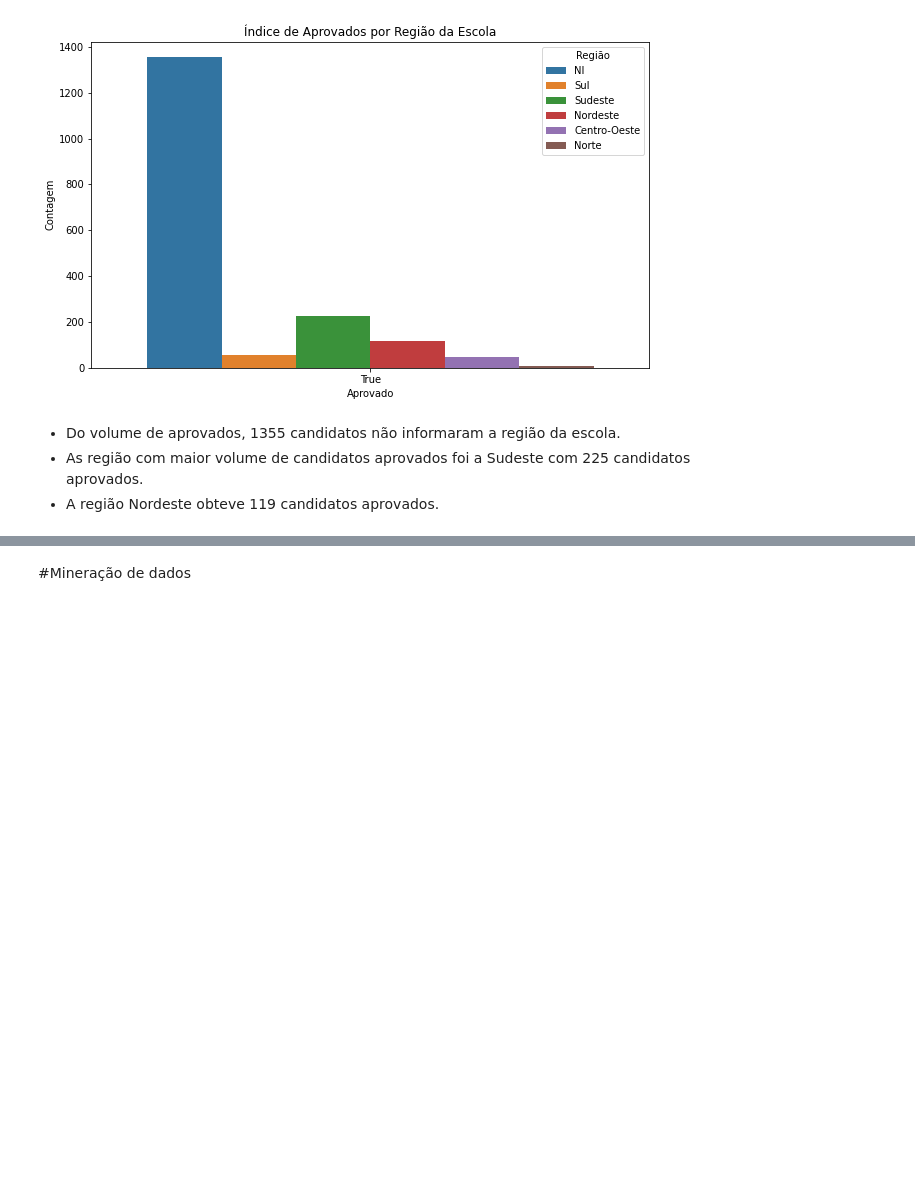
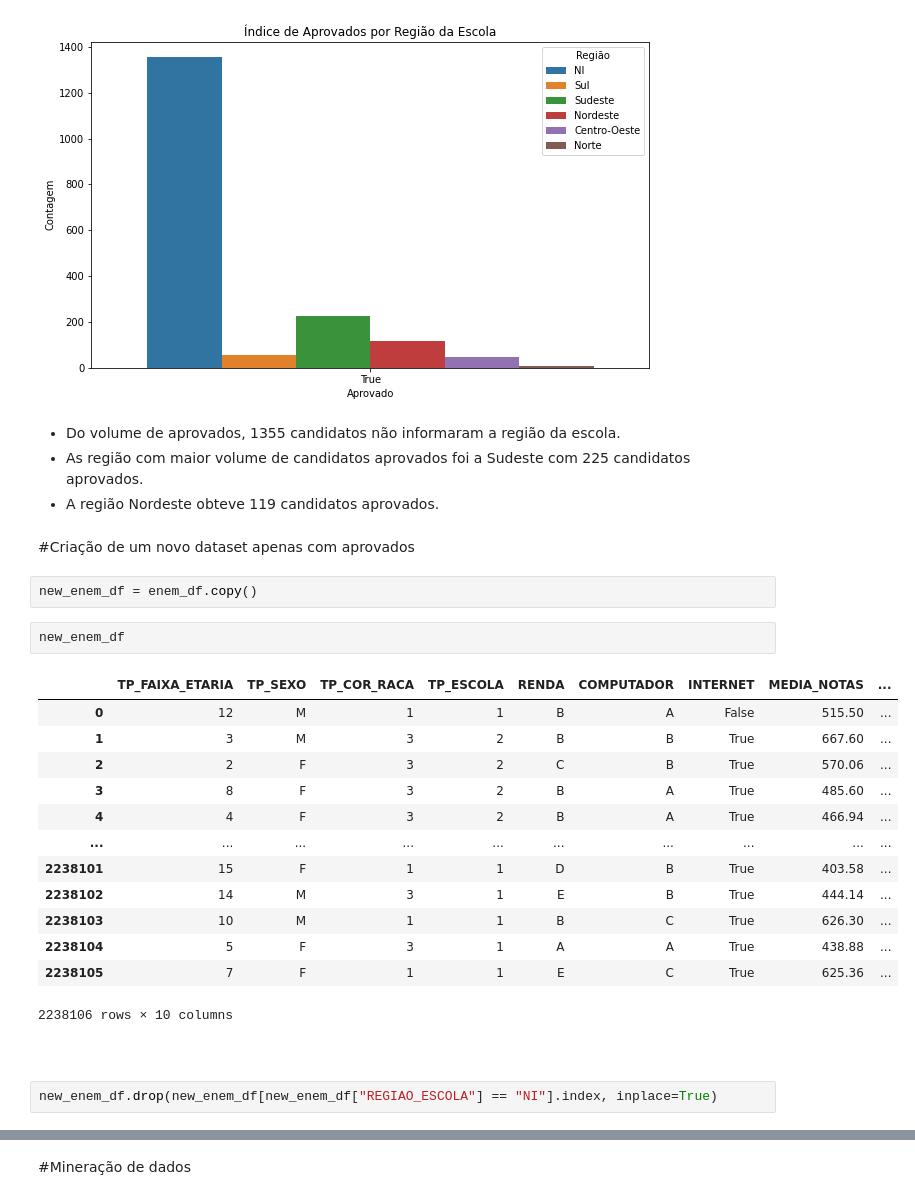
Before and after one commit to GabrielCdev/INEP_dataset_analysis, a Jupyter notebook: INEP_Dataset_Analysis.ipynb, the cells around one changed output, grey strips where cells are left out. Drawn from its saved outputs; the diff is of its cells as text; blank space fills up the shorter version.

```diff
--- a/INEP_Dataset_Analysis.ipynb
+++ b/INEP_Dataset_Analysis.ipynb
@@ -1033,3 +1043,27 @@ plt.show()
 - Do volume de aprovados, 1355 candidatos não informaram a região da escola.
 - As região com maior volume de candidatos aprovados foi a Sudeste com 225 candidatos aprovados.
 - A região Nordeste obteve 119 candidatos aprovados.
+# %% [markdown]
+#Criação de um novo dataset apenas com aprovados
+# %%
+new_enem_df = enem_df.copy()
+# %%
+new_enem_df
+# %% [output]
+|  | TP_FAIXA_ETARIA | TP_SEXO | TP_COR_RACA | TP_ESCOLA | RENDA | COMPUTADOR | INTERNET | MEDIA_NOTAS | ... |
+| 0 | 12 | M | 1 | 1 | B | A | False | 515.50 | ... |
+| 1 | 3 | M | 3 | 2 | B | B | True | 667.60 | ... |
+| 2 | 2 | F | 3 | 2 | C | B | True | 570.06 | ... |
+| 3 | 8 | F | 3 | 2 | B | A | True | 485.60 | ... |
+| 4 | 4 | F | 3 | 2 | B | A | True | 466.94 | ... |
+| ... | ... | ... | ... | ... | ... | ... | ... | ... | ... |
+| 2238101 | 15 | F | 1 | 1 | D | B | True | 403.58 | ... |
+| 2238102 | 14 | M | 3 | 1 | E | B | True | 444.14 | ... |
+| 2238103 | 10 | M | 1 | 1 | B | C | True | 626.30 | ... |
+| 2238104 | 5 | F | 3 | 1 | A | A | True | 438.88 | ... |
+| 2238105 | 7 | F | 1 | 1 | E | C | True | 625.36 | ... |
+2238106 rows × 10 columns
+# %% [markdown]
+###
+# %%
+new_enem_df.drop(new_enem_df[new_enem_df["REGIAO_ESCOLA"] == "NI"].index, inplace=True)
```
Also changed, not shown: parts of 34 cells of this notebook.
